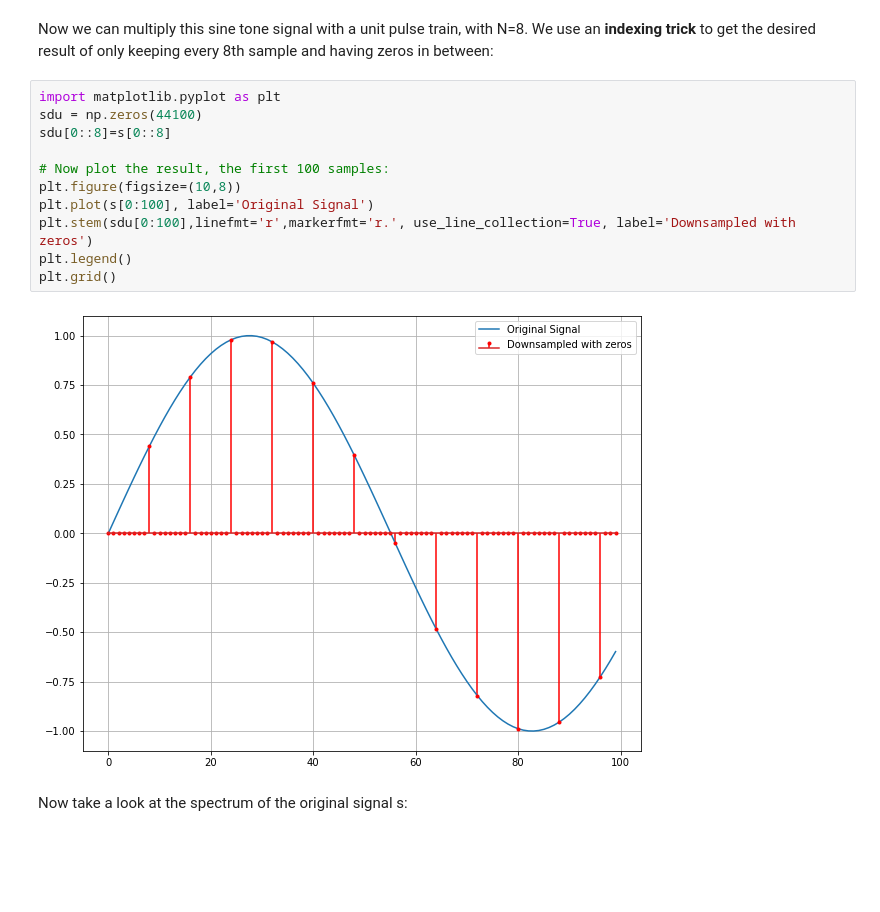
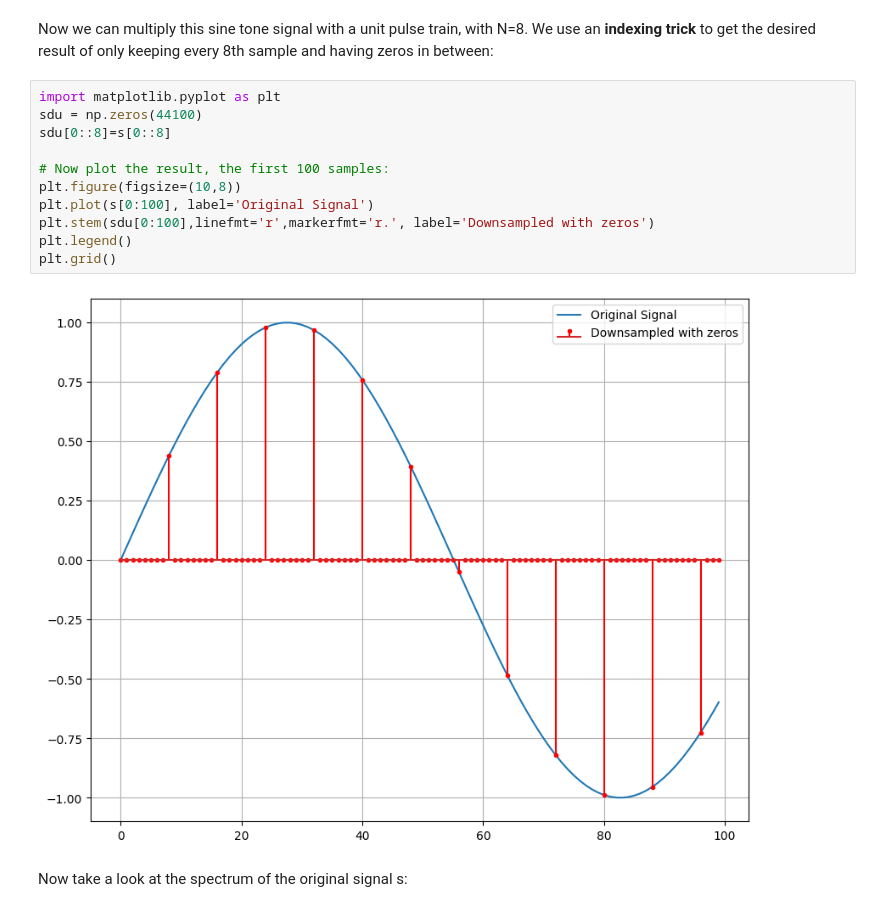
Before and after one commit to TUIlmenauAMS/AudioCoding_Tutorials, a Jupyter notebook: AC_01_Basics_Multirate.ipynb, the cells around one changed output. Cells and saved outputs as stored; diff of their text form; blank space fills up the shorter version.

```diff
--- a/AC_01_Basics_Multirate.ipynb
+++ b/AC_01_Basics_Multirate.ipynb
@@ -216,16 +216,16 @@ We use an **indexing trick** to get the desired result of only keeping every 8th
 # %%
 import matplotlib.pyplot as plt
 sdu = np.zeros(44100)
 sdu[0::8]=s[0::8]
 
 # Now plot the result, the first 100 samples:
 plt.figure(figsize=(10,8))
 plt.plot(s[0:100], label='Original Signal')
-plt.stem(sdu[0:100],linefmt='r',markerfmt='r.', use_line_collection=True, label='Downsampled with zeros')
+plt.stem(sdu[0:100],linefmt='r',markerfmt='r.', label='Downsampled with zeros')
 plt.legend()
 plt.grid()
 # %% [output]
-[figure, old version]
+[figure, new version]
 # %% [markdown]
 Now take a look at the spectrum of the original signal s:
 # %%
```
Also changed, not shown: parts of 3 cells of this notebook.
